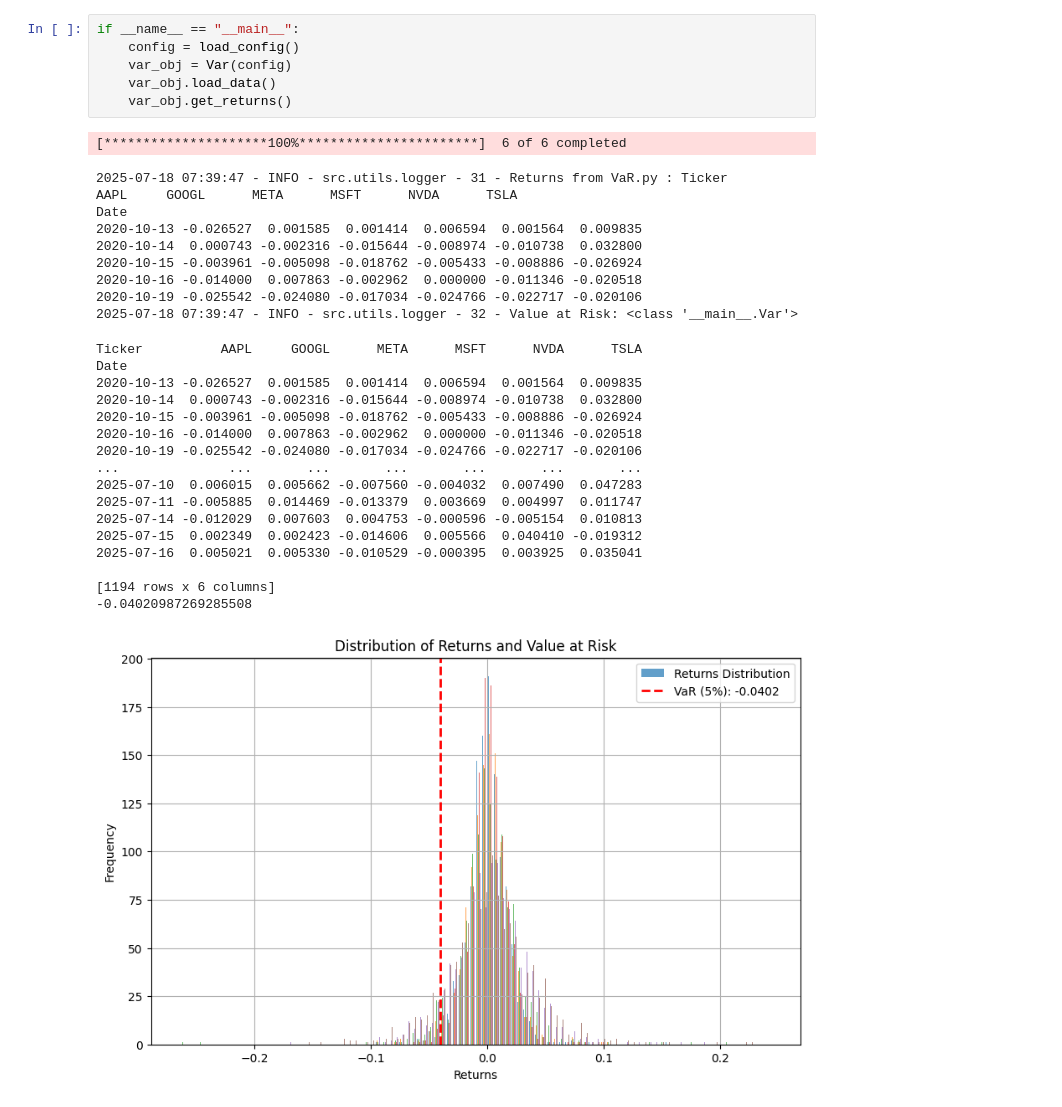
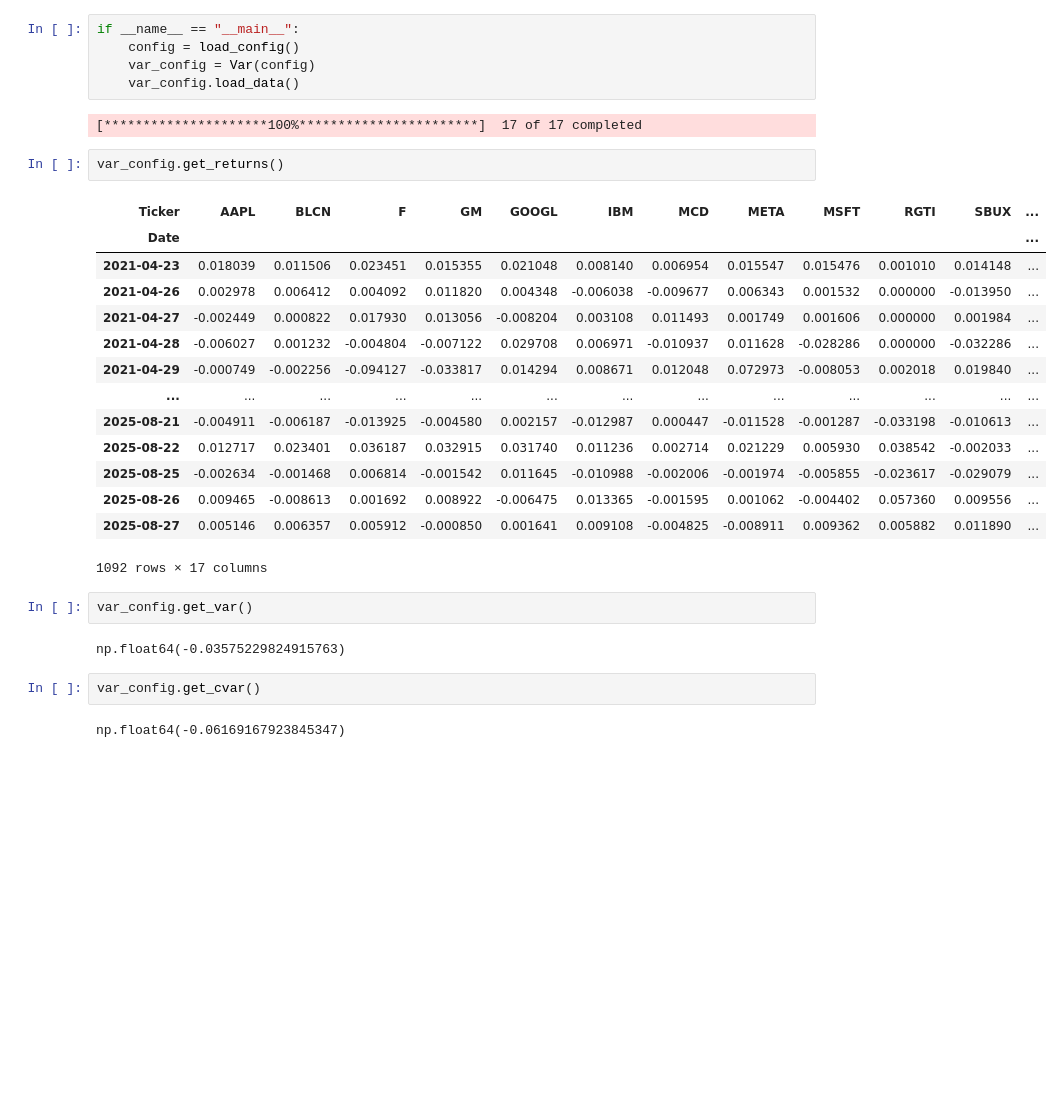
Before and after one commit to nickkats1/Quant-I-Guess, a Jupyter notebook: notebooks/Var.ipynb, the cells around one changed output. Drawn from its saved outputs; the diff is of its cells as text; blank space fills up the shorter version.

```diff
--- a/notebooks/Var.ipynb
+++ b/notebooks/Var.ipynb
@@ -45,33 +78,32 @@ class Var:
 # %%
 if __name__ == "__main__":
     config = load_config()
-    var_obj = Var(config)
-    var_obj.load_data()
-    var_obj.get_returns()
+    var_config = Var(config)
+    var_config.load_data()
 # %% [output]
-[*********************100%***********************]  6 of 6 completed
+[*********************100%***********************]  17 of 17 completed
-2025-07-18 07:39:47 - INFO - src.utils.logger - 31 - Returns from VaR.py : Ticker          AAPL     GOOGL      META      MSFT      NVDA      TSLA
-Date
-2020-10-13 -0.026527  0.001585  0.001414  0.006594  0.001564  0.009835
-2020-10-14  0.000743 -0.002316 -0.015644 -0.008974 -0.010738  0.032800
-2020-10-15 -0.003961 -0.005098 -0.018762 -0.005433 -0.008886 -0.026924
-2020-10-16 -0.014000  0.007863 -0.002962  0.000000 -0.011346 -0.020518
-2020-10-19 -0.025542 -0.024080 -0.017034 -0.024766 -0.022717 -0.020106
-2025-07-18 07:39:47 - INFO - src.utils.logger - 32 - Value at Risk: <class '__main__.Var'>
-Ticker          AAPL     GOOGL      META      MSFT      NVDA      TSLA
-Date
-2020-10-13 -0.026527  0.001585  0.001414  0.006594  0.001564  0.009835
-2020-10-14  0.000743 -0.002316 -0.015644 -0.008974 -0.010738  0.032800
-2020-10-15 -0.003961 -0.005098 -0.018762 -0.005433 -0.008886 -0.026924
-2020-10-16 -0.014000  0.007863 -0.002962  0.000000 -0.011346 -0.020518
-2020-10-19 -0.025542 -0.024080 -0.017034 -0.024766 -0.022717 -0.020106
-...              ...       ...       ...       ...       ...       ...
-2025-07-10  0.006015  0.005662 -0.007560 -0.004032  0.007490  0.047283
-2025-07-11 -0.005885  0.014469 -0.013379  0.003669  0.004997  0.011747
-2025-07-14 -0.012029  0.007603  0.004753 -0.000596 -0.005154  0.010813
-2025-07-15  0.002349  0.002423 -0.014606  0.005566  0.040410 -0.019312
-2025-07-16  0.005021  0.005330 -0.010529 -0.000395  0.003925  0.035041
-
-[1194 rows x 6 columns]
--0.04020987269285508
-[figure, removed]
+# %%
+var_config.get_returns()
+# %% [output]
+| Ticker | AAPL | BLCN | F | GM | GOOGL | IBM | MCD | META | MSFT | RGTI | SBUX | ... |
+| Date |  |  |  |  |  |  |  |  |  |  |  | ... |
+| 2021-04-23 | 0.018039 | 0.011506 | 0.023451 | 0.015355 | 0.021048 | 0.008140 | 0.006954 | 0.015547 | 0.015476 | 0.001010 | 0.014148 | ... |
+| 2021-04-26 | 0.002978 | 0.006412 | 0.004092 | 0.011820 | 0.004348 | -0.006038 | -0.009677 | 0.006343 | 0.001532 | 0.000000 | -0.013950 | ... |
+| 2021-04-27 | -0.002449 | 0.000822 | 0.017930 | 0.013056 | -0.008204 | 0.003108 | 0.011493 | 0.001749 | 0.001606 | 0.000000 | 0.001984 | ... |
+| 2021-04-28 | -0.006027 | 0.001232 | -0.004804 | -0.007122 | 0.029708 | 0.006971 | -0.010937 | 0.011628 | -0.028286 | 0.000000 | -0.032286 | ... |
+| 2021-04-29 | -0.000749 | -0.002256 | -0.094127 | -0.033817 | 0.014294 | 0.008671 | 0.012048 | 0.072973 | -0.008053 | 0.002018 | 0.019840 | ... |
+| ... | ... | ... | ... | ... | ... | ... | ... | ... | ... | ... | ... | ... |
+| 2025-08-21 | -0.004911 | -0.006187 | -0.013925 | -0.004580 | 0.002157 | -0.012987 | 0.000447 | -0.011528 | -0.001287 | -0.033198 | -0.010613 | ... |
+| 2025-08-22 | 0.012717 | 0.023401 | 0.036187 | 0.032915 | 0.031740 | 0.011236 | 0.002714 | 0.021229 | 0.005930 | 0.038542 | -0.002033 | ... |
+| 2025-08-25 | -0.002634 | -0.001468 | 0.006814 | -0.001542 | 0.011645 | -0.010988 | -0.002006 | -0.001974 | -0.005855 | -0.023617 | -0.029079 | ... |
+| 2025-08-26 | 0.009465 | -0.008613 | 0.001692 | 0.008922 | -0.006475 | 0.013365 | -0.001595 | 0.001062 | -0.004402 | 0.057360 | 0.009556 | ... |
+| 2025-08-27 | 0.005146 | 0.006357 | 0.005912 | -0.000850 | 0.001641 | 0.009108 | -0.004825 | -0.008911 | 0.009362 | 0.005882 | 0.011890 | ... |
+1092 rows × 17 columns
+# %%
+var_config.get_var()
+# %% [output]
+np.float64(-0.03575229824915763)
+# %%
+var_config.get_cvar()
+# %% [output]
+np.float64(-0.06169167923845347)
```
Also changed, not shown: parts of 2 cells of this notebook, 31 other files.
